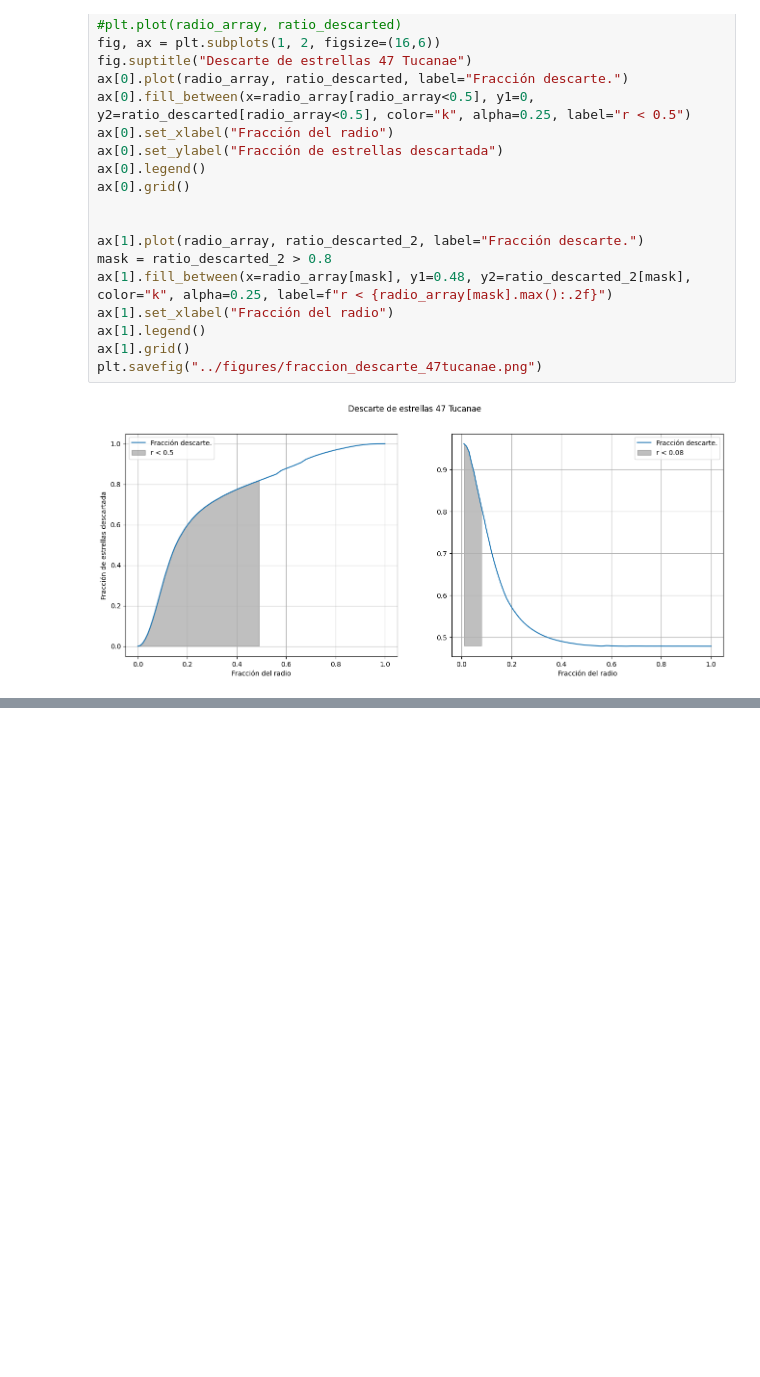
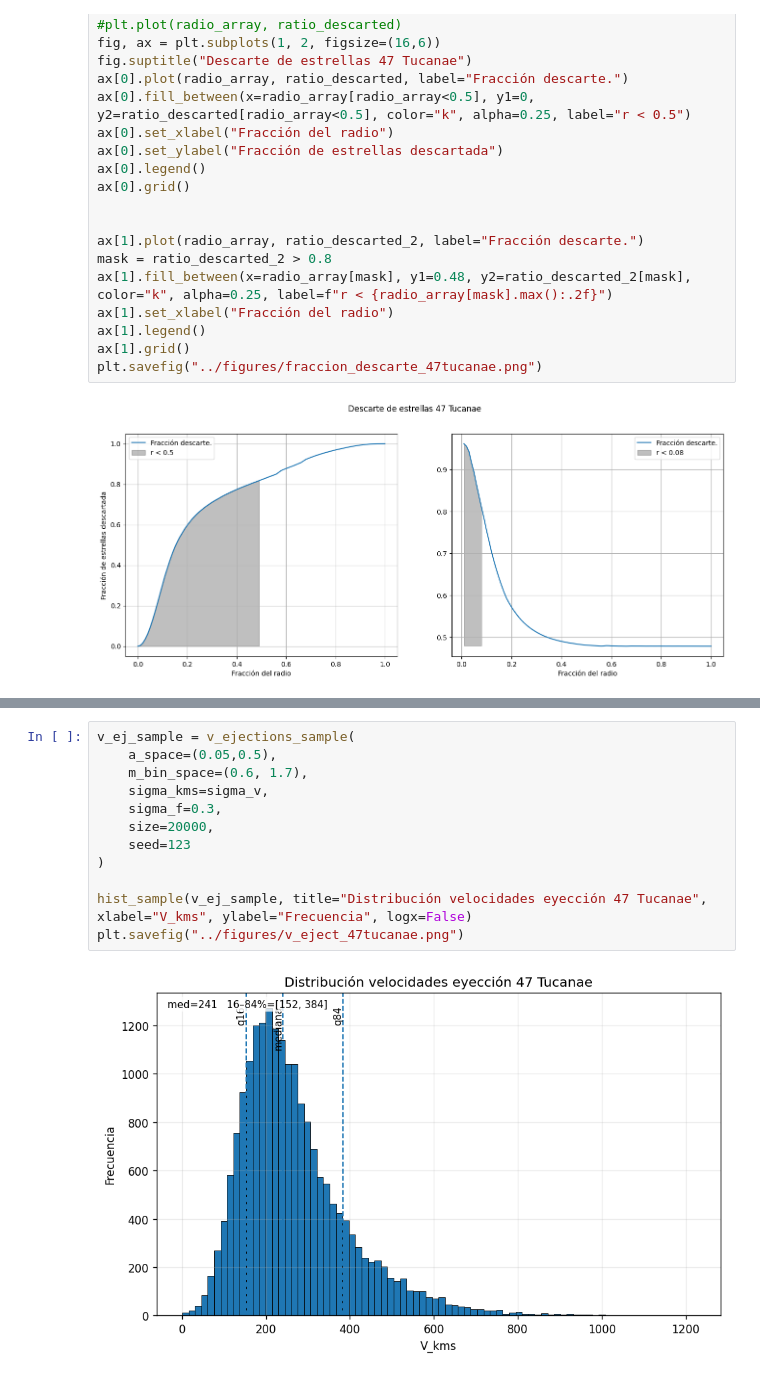
Before and after one commit to santhiperbolico/tfm-ucm-code, a Jupyter notebook: notebooks/memories/Figuras 47 Tucanae.ipynb, the cells around one changed output, grey strips where cells are left out. Drawn from its saved outputs; the diff is of its cells as text; blank space fills up the shorter version.

```diff
--- a/notebooks/memories/Figuras 47 Tucanae.ipynb
+++ b/notebooks/memories/Figuras 47 Tucanae.ipynb
@@ -157,0 +215,14 @@ ax.scatter(x=np.array([df_data.l.mean()]), y=np.array([df_data.b.mean()]), s=10,
+# %%
+v_ej_sample = v_ejections_sample(
+    a_space=(0.05,0.5),
+    m_bin_space=(0.6, 1.7),
+    sigma_kms=sigma_v,
+    sigma_f=0.3,
+    size=20000,
+    seed=123
+)
+
+hist_sample(v_ej_sample, title="Distribución velocidades eyección 47 Tucanae", xlabel="V_kms", ylabel="Frecuencia", logx=False)
+plt.savefig("../figures/v_eject_47tucanae.png")
+# %% [output]
+[figure, added]
```
Also changed, not shown: parts of 19 cells of this notebook, 27 other files.
